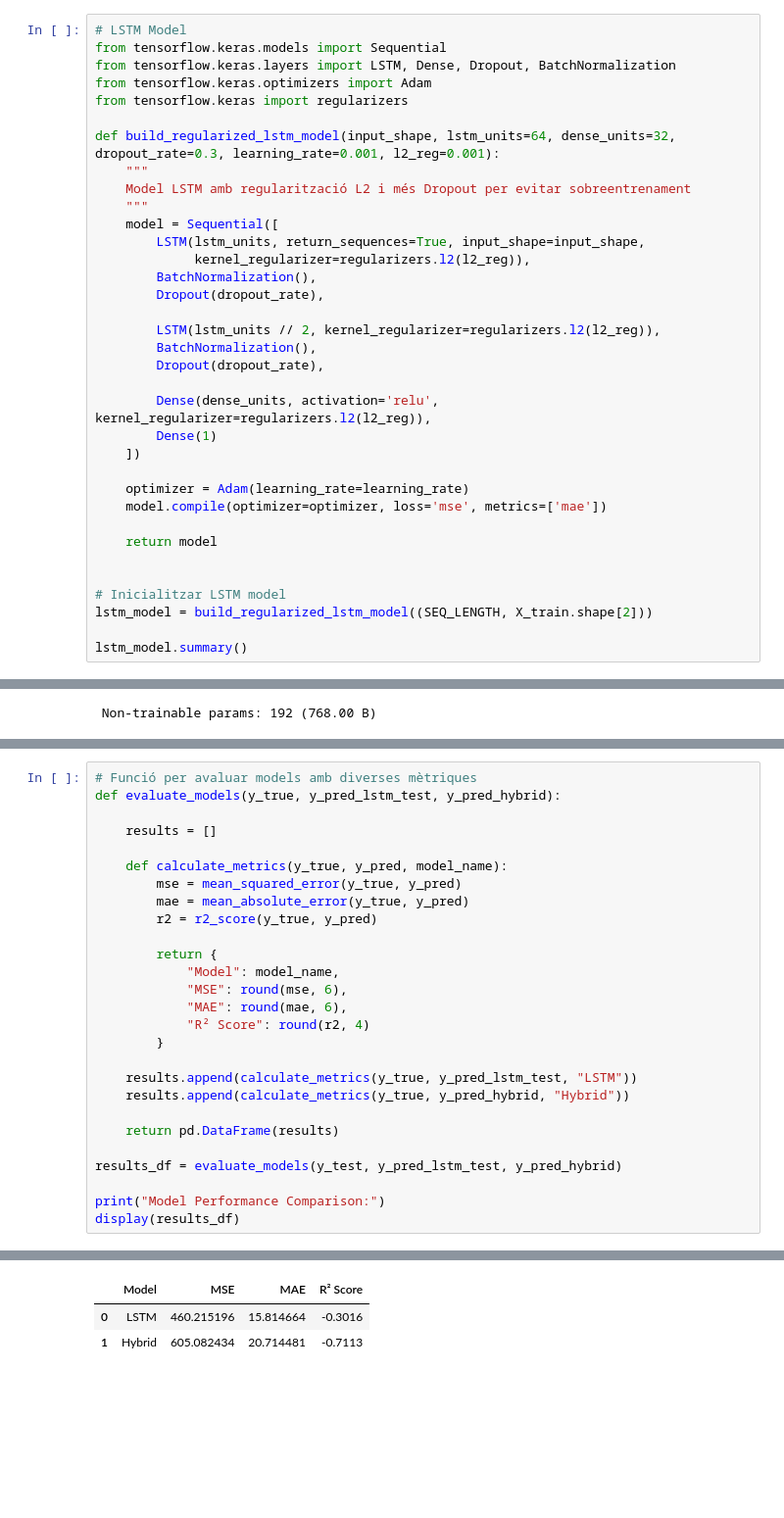
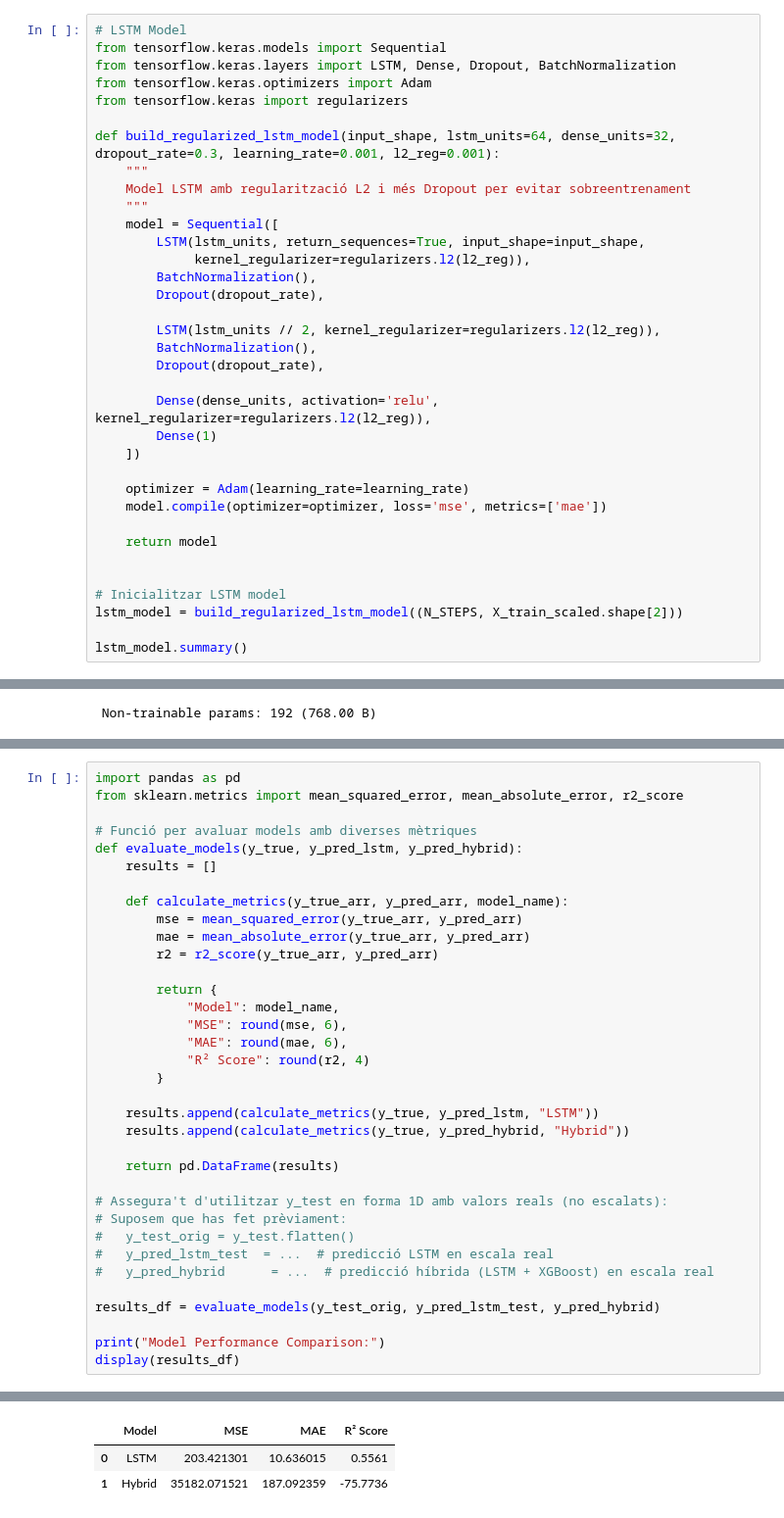
Before and after one commit to mmonsocadena/TFG_PredictStock, a Jupyter notebook: model hybrid.ipynb, the cells around one changed output, grey strips where cells are left out. Shown: that part at 98% size. Cells and saved outputs as stored; diff of their text form; blank space fills up the shorter version.

```diff
--- a/model hybrid.ipynb
+++ b/model hybrid.ipynb
@@ -101,7 +167,7 @@ def build_regularized_lstm_model(input_shape, lstm_units=64, dense_units=32, dro
 
 
 # Inicialitzar LSTM model
-lstm_model = build_regularized_lstm_model((SEQ_LENGTH, X_train.shape[2]))
+lstm_model = build_regularized_lstm_model((N_STEPS, X_train_scaled.shape[2]))
 
 lstm_model.summary()
 # %% [output]
@@ -205,35 +316,43 @@ Model híbrid LSTM + XGBoost — MSE: 605.08243, MAE: 20.71448
 # %%
+import pandas as pd
+from sklearn.metrics import mean_squared_error, mean_absolute_error, r2_score
+
 # Funció per avaluar models amb diverses mètriques
-def evaluate_models(y_true, y_pred_lstm_test, y_pred_hybrid):
-
+def evaluate_models(y_true, y_pred_lstm, y_pred_hybrid):
     results = []
 
-    def calculate_metrics(y_true, y_pred, model_name):
-        mse = mean_squared_error(y_true, y_pred)
-        mae = mean_absolute_error(y_true, y_pred)
-        r2 = r2_score(y_true, y_pred)
+    def calculate_metrics(y_true_arr, y_pred_arr, model_name):
+        mse = mean_squared_error(y_true_arr, y_pred_arr)
+        mae = mean_absolute_error(y_true_arr, y_pred_arr)
+        r2 = r2_score(y_true_arr, y_pred_arr)
 
         return {
             "Model": model_name,
             "MSE": round(mse, 6),
             "MAE": round(mae, 6),
             "R² Score": round(r2, 4)
         }
 
-    results.append(calculate_metrics(y_true, y_pred_lstm_test, "LSTM"))
+    results.append(calculate_metrics(y_true, y_pred_lstm, "LSTM"))
     results.append(calculate_metrics(y_true, y_pred_hybrid, "Hybrid"))
 
     return pd.DataFrame(results)
 
-results_df = evaluate_models(y_test, y_pred_lstm_test, y_pred_hybrid)
+# Assegura't d'utilitzar y_test en forma 1D amb valors reals (no escalats):
+# Suposem que has fet prèviament:
+#   y_test_orig = y_test.flatten()
+#   y_pred_lstm_test  = ...  # predicció LSTM en escala real
+#   y_pred_hybrid      = ...  # predicció híbrida (LSTM + XGBoost) en escala real
+
+results_df = evaluate_models(y_test_orig, y_pred_lstm_test, y_pred_hybrid)
 
 print("Model Performance Comparison:")
 display(results_df)
 # %% [output]
 Model Performance Comparison:
 |  | Model | MSE | MAE | R² Score |
-| 0 | LSTM | 460.215196 | 15.814664 | -0.3016 |
-| 1 | Hybrid | 605.082434 | 20.714481 | -0.7113 |
+| 0 | LSTM | 203.421301 | 10.636015 | 0.5561 |
+| 1 | Hybrid | 35182.071521 | 187.092359 | -75.7736 |
 # %%
 from sklearn.metrics import mean_squared_error, mean_absolute_error, r2_score
 import pandas as pd
```
Also changed, not shown: parts of 14 cells of this notebook, 3 other files.
